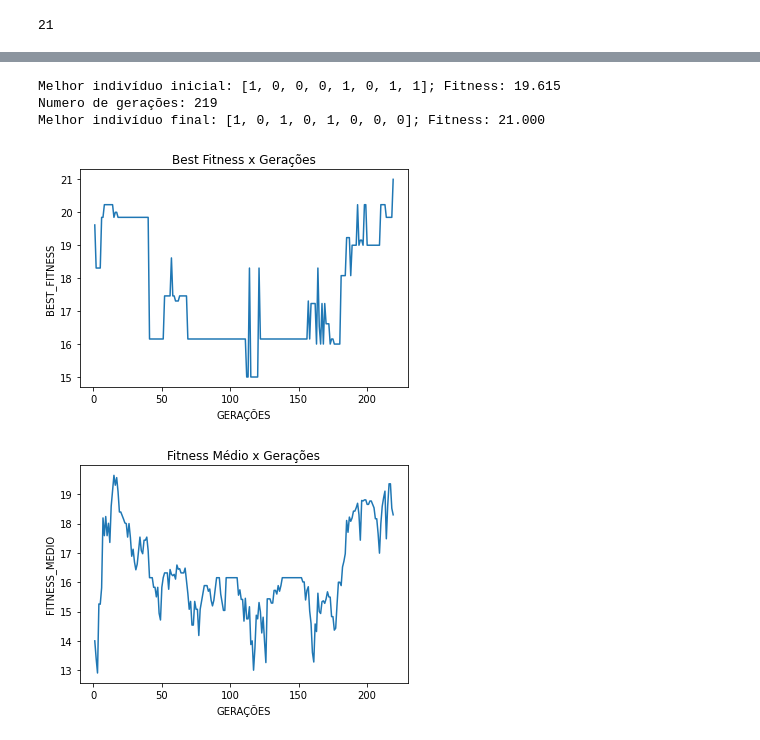
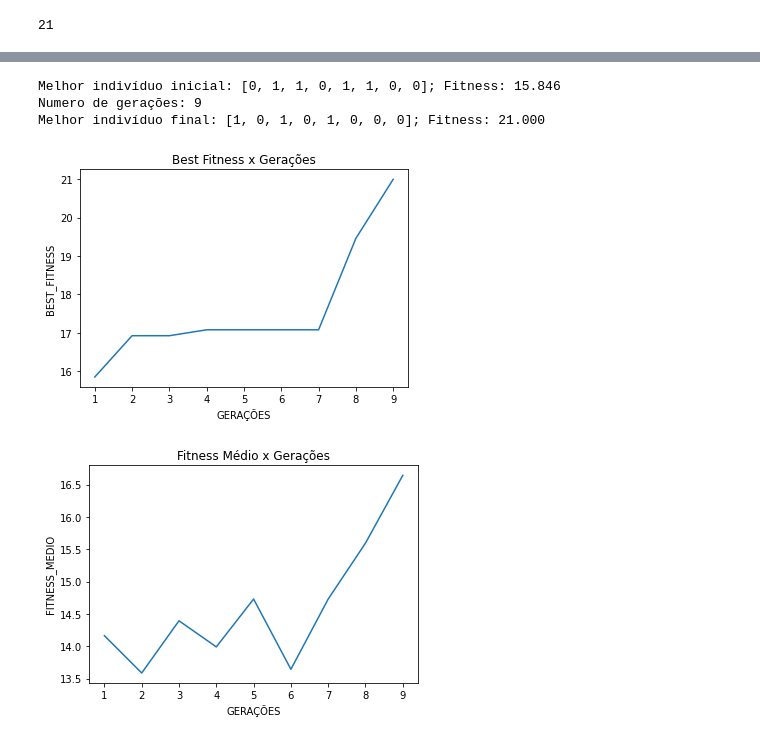
Before and after one commit to vandodiniz/COMPUTACAO-EVOLUCIONARIA, a Jupyter notebook: Knapsack Problem/KnapsackProblem.ipynb, the cells around one changed output, grey strips where cells are left out. Saved outputs shown, nothing was run; the diff lists cells and outputs as text; code cells hidden in the pictures.

```diff
--- a/Knapsack Problem/KnapsackProblem.ipynb
+++ b/Knapsack Problem/KnapsackProblem.ipynb
@@ -174,39 +193,44 @@ except:
 # BLOCO 16: ALGORITMO GENÉTICO COMPLETO
 
 ## listas de informações para os gráficos
 bests = list()
 bests_medio = list()
 geracoes = list()
 
+## inicialização da população
 pop = criaPop()                                                                     #cria a população inicial
 pop_fitness = popFitness(pop)                                                       #analisa o fitness da população
 best = max(pop_fitness)                                                             #descobre o melhor fitness da população inicial
 pos_best = pop_fitness.index(best)                                                  #descobre a posição do melhor individuo
-print(f'Melhor indivíduo inicial: {pop[pos_best]}; Fitness: {best:.3f}')
 i = 1                                                                               #contador de gerações
 coletaDados(bests, bests_medio, geracoes, pop_fitness, i)                           #coleta dados para o gráfico
-while i<1000 and best !=21:                                                         #faz 1000 iterações ou acha o indivíduo perfeito
+print(f'Melhor indivíduo inicial: {pop[pos_best]}; Fitness: {best:.3f}')
+
+## GGA
+while best !=21:                                                                    #condição de parada: achar o individuo perfeito
     pais = roletaPais(pop)                                                          #escolhe os pais da geração
     pop = cruzamento(pop,pais)                                                      #cruza os pais e substitui a população
     pop = mutation(pop)                                                             #aplica a mutação
     pop_fitness = popFitness(pop)                                                   #analisa o fitness da nova população
     best = max(pop_fitness)                                                         #descobre o melhor individuo da nova geração
     i += 1                                                                          #incrementa o contador de gerações
     coletaDados(bests, bests_medio, geracoes, pop_fitness, i)                       #coleta dados para o gráfico
+
+## informações finais
 pos_best = pop_fitness.index(best)                                                  #descobre a posição do melhor individuo
 print(f'Numero de gerações: {i}')
 print(f'Melhor indivíduo final: {pop[pos_best]}; Fitness: {best:.3f}')
 try:
     grafico(geracoes,bests, 'GERAÇÕES', 'BEST_FITNESS', 'Best Fitness x Gerações')
     grafico(geracoes,bests_medio, 'GERAÇÕES', 'FITNESS_MEDIO', 'Fitness Médio x Gerações')
 except:
     print('Erro ao gerar gráfico!')
 # %% [output]
-Melhor indivíduo inicial: [1, 0, 0, 0, 1, 0, 1, 1]; Fitness: 19.615
-Numero de gerações: 219
+Melhor indivíduo inicial: [0, 1, 1, 0, 1, 1, 0, 0]; Fitness: 15.846
+Numero de gerações: 9
 Melhor indivíduo final: [1, 0, 1, 0, 1, 0, 0, 0]; Fitness: 21.000
-[figure, old version]
+[figure, new version]
-[figure, old version]
+[figure, new version]
 # %% [markdown]
 # **RELATÓRIO KNAPSACK PROBLEM**
 ### Aluno 1: Vando Carlos Diniz Reis - 2019057195
```
Also changed, not shown: parts of 16 cells of this notebook.
